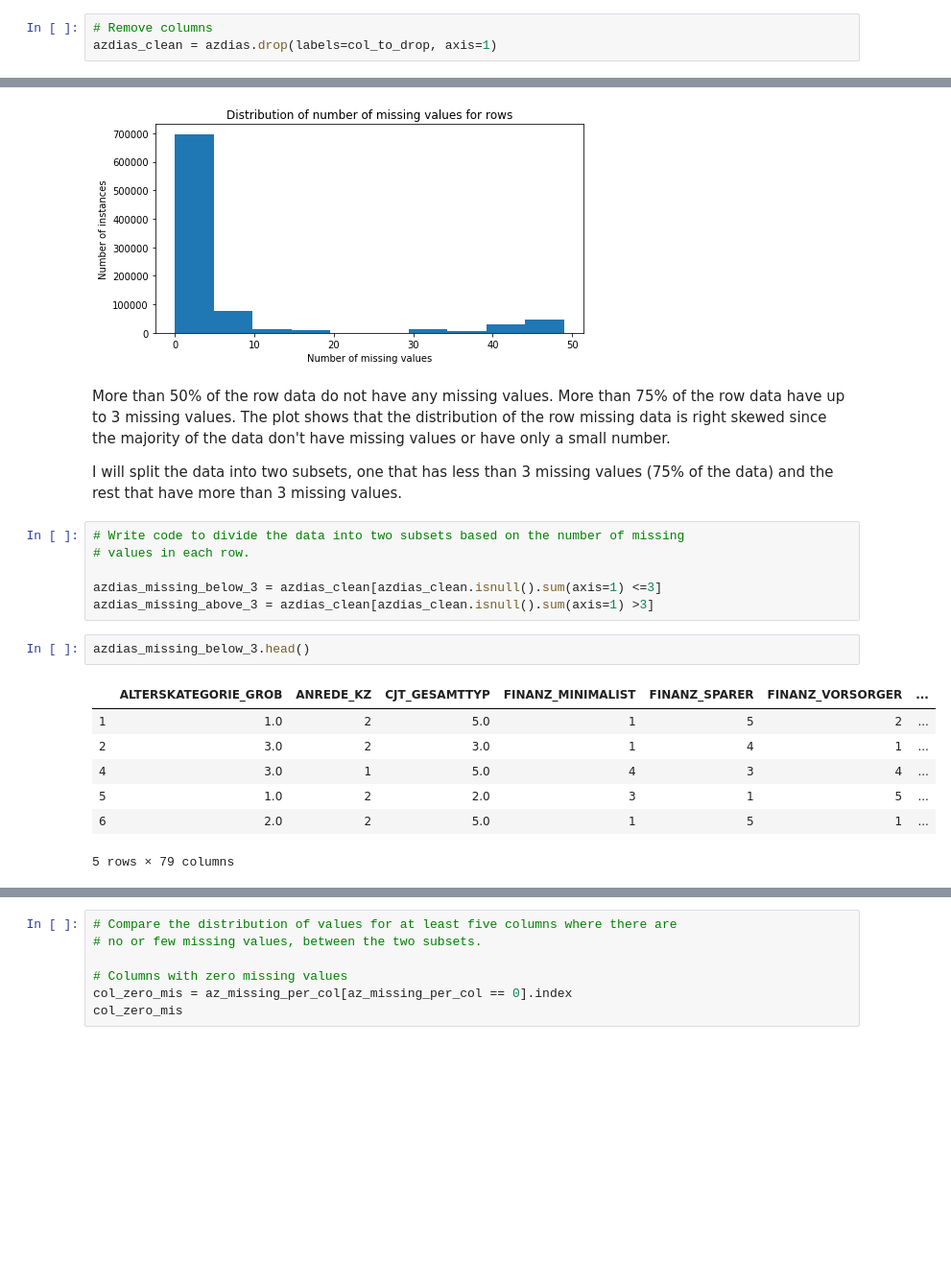
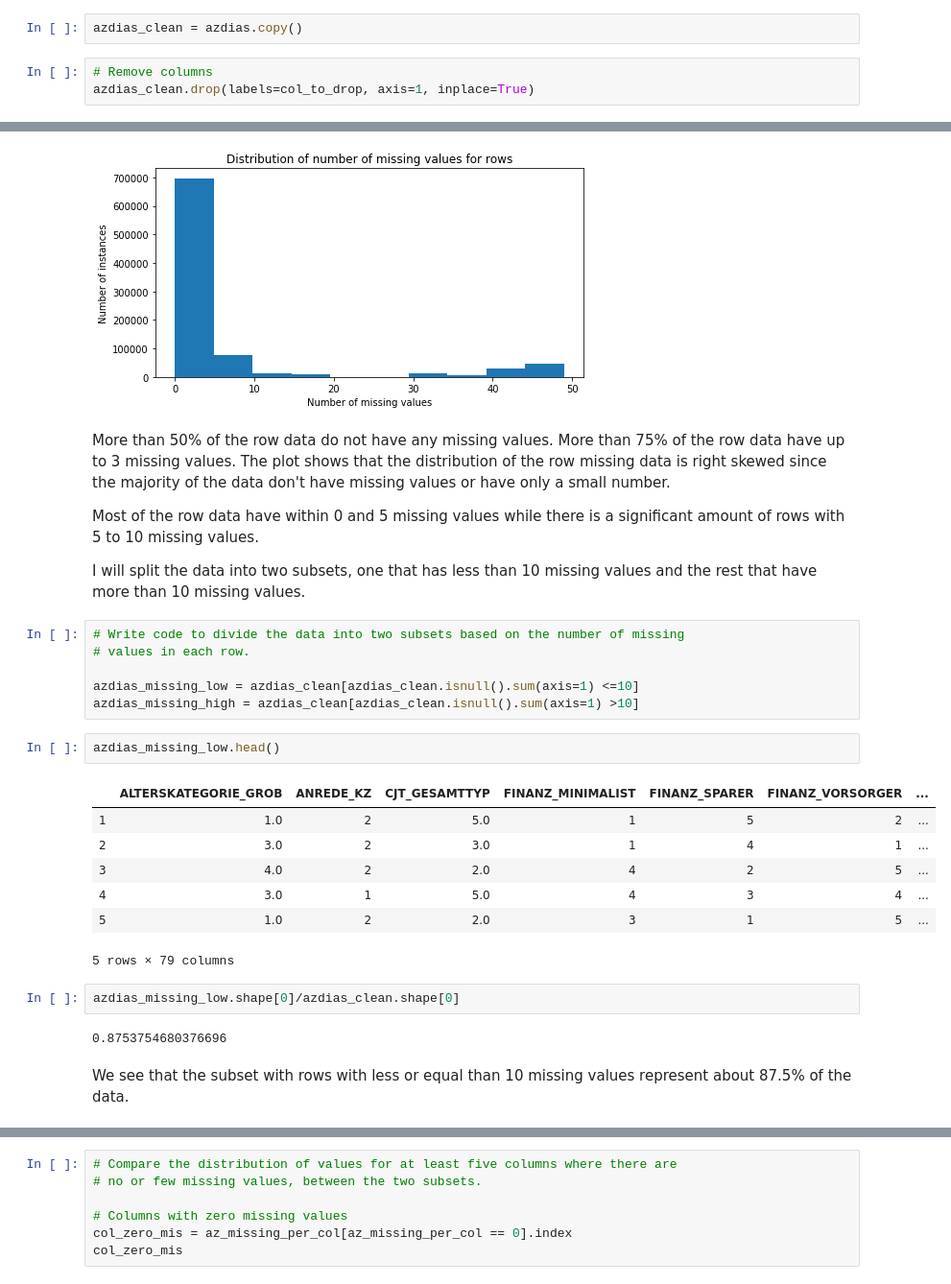
Before and after one commit to gepallas/Machine_Learning_3_Customer_Segmentation, a Jupyter notebook: Identify_Customer_Segments.ipynb, the cells around one changed output, grey strips where cells are left out. Shown: that part at 96% size. Drawn from its saved outputs; the diff is of its cells as text; blank space fills up the shorter version.

```diff
--- a/Identify_Customer_Segments.ipynb
+++ b/Identify_Customer_Segments.ipynb
@@ -403,9 +403,11 @@ col_to_drop
 Index(['TITEL_KZ', 'AGER_TYP', 'KK_KUNDENTYP', 'KBA05_BAUMAX', 'GEBURTSJAHR',
        'ALTER_HH'],
       dtype='object')
+# %%
+azdias_clean = azdias.copy()
 # %%
 # Remove columns
-azdias_clean = azdias.drop(labels=col_to_drop, axis=1)
+azdias_clean.drop(labels=col_to_drop, axis=1, inplace=True)
 # %%
 # Check shape
 azdias.shape
@@ -488,21 +490,29 @@ plt.ylabel('Number of instances');
 # %% [markdown]
 More than 50% of the row data do not have any missing values. More than 75% of the row data have up to 3 missing values. The plot shows that the distribution of the row missing data is right skewed since the majority of the data don't have missing values or have only a small number.
 
-I will split the data into two subsets, one that has less than 3 missing values (75% of the data) and the rest that have more than 3 missing values.
+Most of the row data have within 0 and 5 missing values while there is a significant amount of rows with 5 to 10 missing values.
+
+I will split the data into two subsets, one that has less than 10 missing values and the rest that have more than 10 missing values.
 # %%
 # Write code to divide the data into two subsets based on the number of missing
 # values in each row.
 
-azdias_missing_below_3 = azdias_clean[azdias_clean.isnull().sum(axis=1) <=3]
-azdias_missing_above_3 = azdias_clean[azdias_clean.isnull().sum(axis=1) >3]
+azdias_missing_low = azdias_clean[azdias_clean.isnull().sum(axis=1) <=10]
+azdias_missing_high = azdias_clean[azdias_clean.isnull().sum(axis=1) >10]
 # %%
-azdias_missing_below_3.head()
+azdias_missing_low.head()
 # %% [output]
 |  | ALTERSKATEGORIE_GROB | ANREDE_KZ | CJT_GESAMTTYP | FINANZ_MINIMALIST | FINANZ_SPARER | FINANZ_VORSORGER | ... |
 | 1 | 1.0 | 2 | 5.0 | 1 | 5 | 2 | ... |
 | 2 | 3.0 | 2 | 3.0 | 1 | 4 | 1 | ... |
+| 3 | 4.0 | 2 | 2.0 | 4 | 2 | 5 | ... |
 | 4 | 3.0 | 1 | 5.0 | 4 | 3 | 4 | ... |
 | 5 | 1.0 | 2 | 2.0 | 3 | 1 | 5 | ... |
-| 6 | 2.0 | 2 | 5.0 | 1 | 5 | 1 | ... |
 5 rows × 79 columns
+# %%
+azdias_missing_low.shape[0]/azdias_clean.shape[0]
+# %% [output]
+0.8753754680376696
+# %% [markdown]
+We see that the subset with rows with less or equal than 10 missing values represent about 87.5% of the data.
 # %%
```
Also changed, not shown: parts of 18 cells of this notebook.
